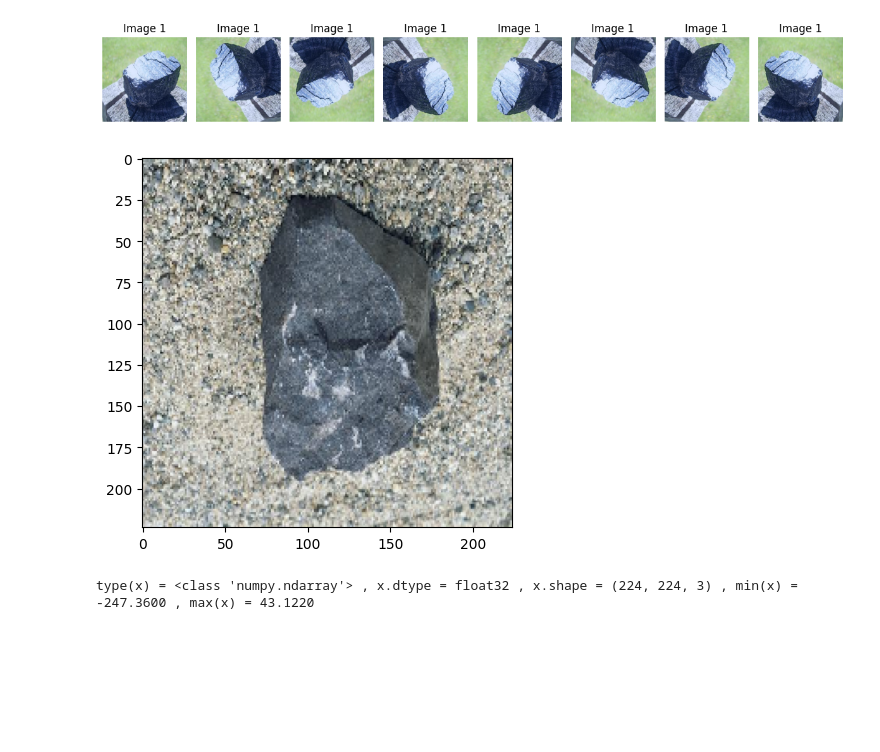
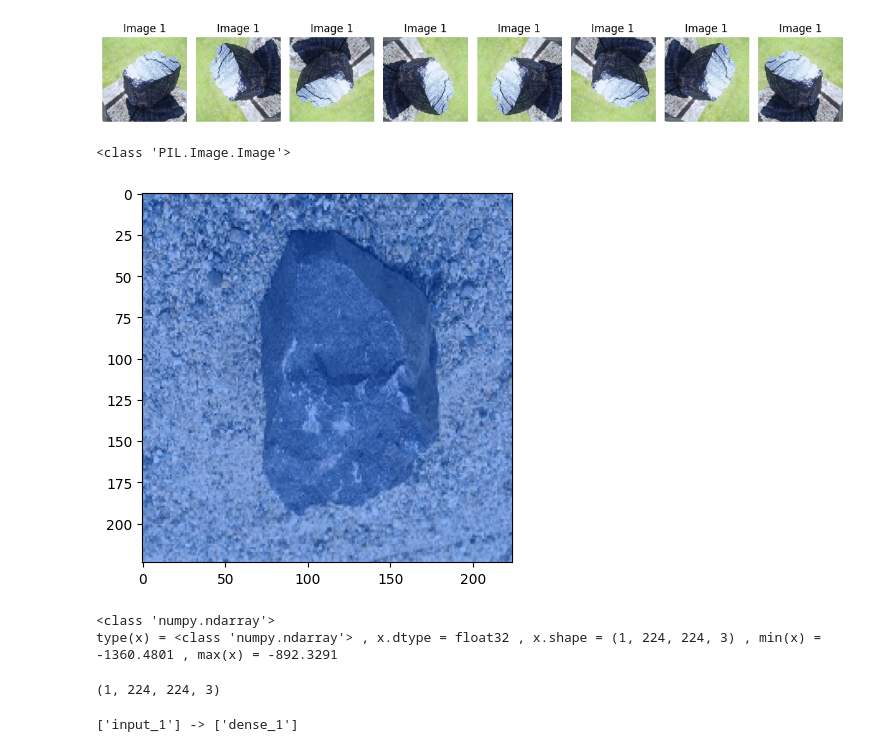
Before and after one commit to gnapat/CNN_Imageclassified, a Jupyter notebook: deep_hw01.ipynb, the cells around one changed output. Drawn from its saved outputs; the diff is of its cells as text; code cells hidden in the pictures; blank space fills up the shorter version.

```diff
--- a/deep_hw01.ipynb
+++ b/deep_hw01.ipynb
@@ -312,16 +358,27 @@ plt.show()
 # %% [output]
 [figure]
 # %%
-x=tf.keras.preprocessing.image.array_to_img(X_train[2])
-
-plt.imshow( x )
+img_preprocess1=tf.keras.preprocessing.image.array_to_img(X_train[2])
+print(f"{type(img_preprocess1)}")
+plt.imshow( img_preprocess1 )
 plt.show()
 
-x = tf.keras.applications.vgg16.preprocess_input(X_train[2])
-print( f"type(x) = {type(x)} , x.dtype = {x.dtype} , x.shape = {x.shape} , min(x) = {np.min(x):.4f} , max(x) = {np.max(x):.4f}" )
+img_preprocess1 = tf.keras.applications.vgg16.preprocess_input(np.expand_dims(X_train[2],axis=0))
+print(f"{type(x)}")
+print( f"type(x) = {type(img_preprocess1)} , x.dtype = {img_preprocess1.dtype} , x.shape = {img_preprocess1.shape} , min(x) = {np.min(img_preprocess1):.4f} , max(x) = {np.max(img_preprocess1):.4f}" )
 #model.predict( tf.keras.applications.vgg16.preprocess_input(X_test))
 #X_test[0]
 # %% [output]
+<class 'PIL.Image.Image'>
-[figure, old version]
+[figure, new version]
-type(x) = <class 'numpy.ndarray'> , x.dtype = float32 , x.shape = (224, 224, 3) , min(x) = -247.3600 , max(x) = 43.1220
+<class 'numpy.ndarray'>
+type(x) = <class 'numpy.ndarray'> , x.dtype = float32 , x.shape = (1, 224, 224, 3) , min(x) = -1360.4801 , max(x) = -892.3291
+# %%
+img_preprocess1.shape
+# %% [output]
+(1, 224, 224, 3)
+# %%
+print(f"{model.input_names} -> {model.output_names}")
+# %% [output]
+['input_1'] -> ['dense_1']
 # %%
```
Also changed, not shown: parts of 17 cells of this notebook.
